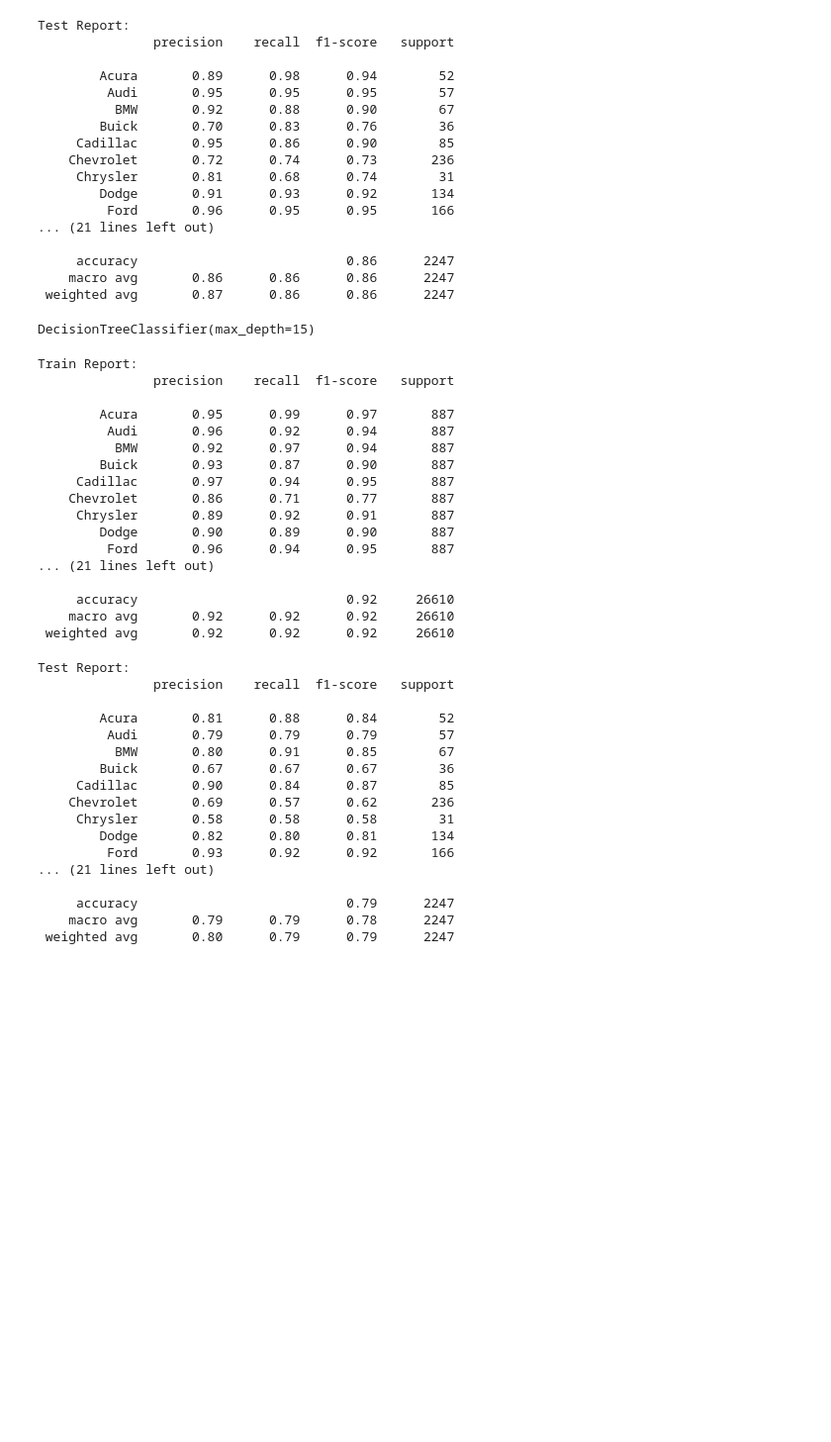
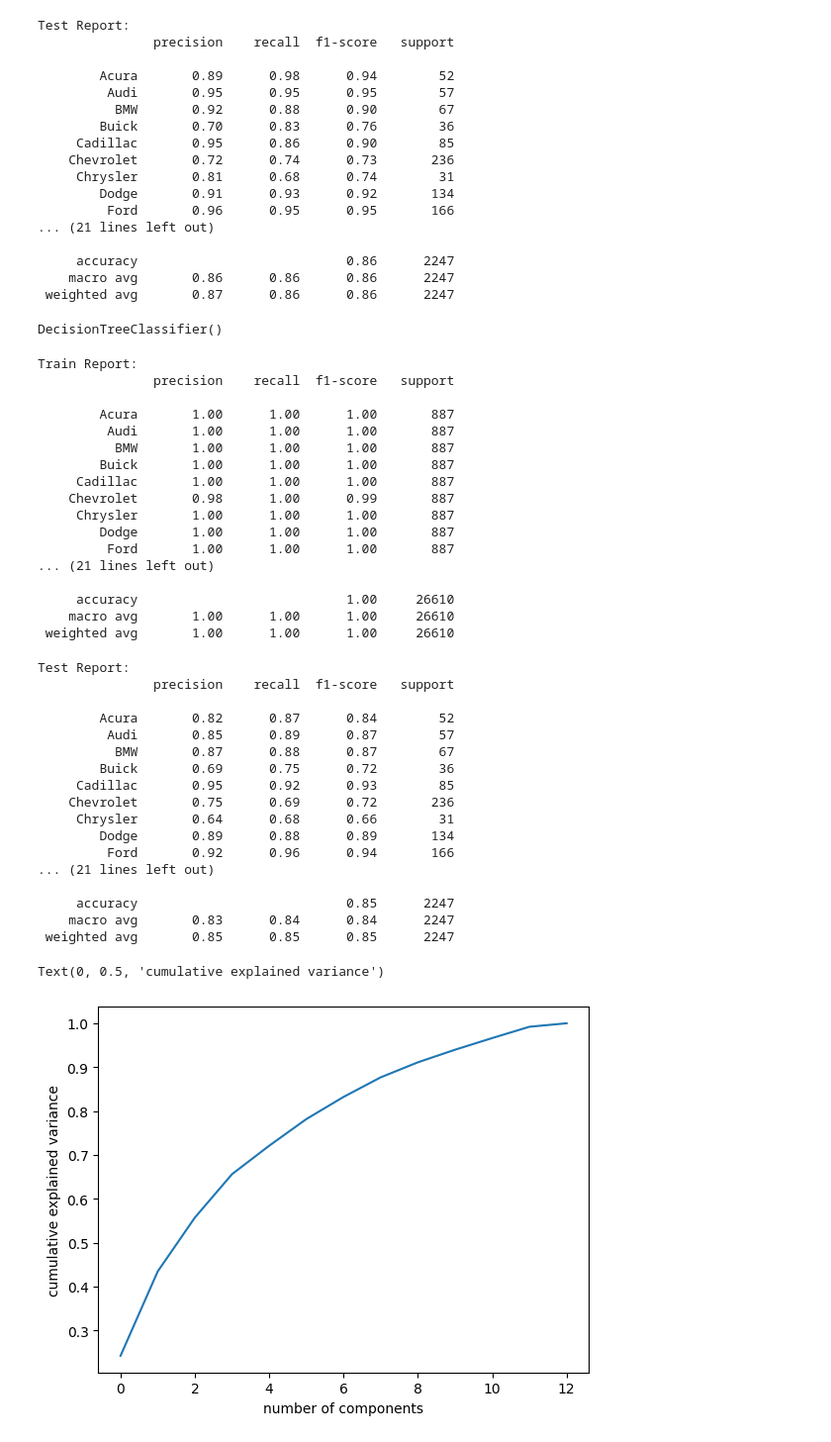
Before and after one commit to co-dex-gmbh/python-data-science-g5, a Jupyter notebook: KW4/car-features/notebooks/decision_tree.ipynb, the cells around one changed output. Shown: that part at 99% size. Drawn from its saved outputs; the diff is of its cells as text; code cells hidden in the pictures; blank space fills up the shorter version.

```diff
--- a/KW4/car-features/notebooks/decision_tree.ipynb
+++ b/KW4/car-features/notebooks/decision_tree.ipynb
@@ -186,11 +186,11 @@ smote = SMOTE()
 X_train_smoted, y_train_smoted = smote.fit_resample(X_train, y_train, )
 # %%
 
-smote_model = DecisionTreeClassifier(max_depth=15)
+smote_model = DecisionTreeClassifier()
 
 smote_model.fit(X_train_smoted, y_train_smoted)
 # %% [output]
-DecisionTreeClassifier(max_depth=15)
+DecisionTreeClassifier()
 # %%
 # from sklearn.metrics import classification_report
 print("Train Report: ")
@@ -200,20 +200,20 @@ print(classification_report(y_train_smoted,
 Train Report:
                precision    recall  f1-score   support
 
-        Acura       0.95      0.99      0.97       887
-         Audi       0.96      0.92      0.94       887
-          BMW       0.92      0.97      0.94       887
-        Buick       0.93      0.87      0.90       887
-     Cadillac       0.97      0.94      0.95       887
-    Chevrolet       0.86      0.71      0.77       887
-     Chrysler       0.89      0.92      0.91       887
-        Dodge       0.90      0.89      0.90       887
-         Ford       0.96      0.94      0.95       887
+        Acura       1.00      1.00      1.00       887
+         Audi       1.00      1.00      1.00       887
+          BMW       1.00      1.00      1.00       887
+        Buick       1.00      1.00      1.00       887
+     Cadillac       1.00      1.00      1.00       887
+    Chevrolet       0.98      1.00      0.99       887
+     Chrysler       1.00      1.00      1.00       887
+        Dodge       1.00      1.00      1.00       887
+         Ford       1.00      1.00      1.00       887
 ... (21 lines left out)
 
-     accuracy                           0.92     26610
-    macro avg       0.92      0.92      0.92     26610
- weighted avg       0.92      0.92      0.92     26610
+     accuracy                           1.00     26610
+    macro avg       1.00      1.00      1.00     26610
+ weighted avg       1.00      1.00      1.00     26610
 # %%
 print("Test Report: ")
 print(classification_report(y_test, smote_model.predict(X_test), zero_division=0))
@@ -221,17 +221,42 @@ print(classification_report(y_test, smote_model.predict(X_test), zero_division=0
 Test Report:
                precision    recall  f1-score   support
 
-        Acura       0.81      0.88      0.84        52
-         Audi       0.79      0.79      0.79        57
-          BMW       0.80      0.91      0.85        67
-        Buick       0.67      0.67      0.67        36
-     Cadillac       0.90      0.84      0.87        85
-    Chevrolet       0.69      0.57      0.62       236
-     Chrysler       0.58      0.58      0.58        31
-        Dodge       0.82      0.80      0.81       134
-         Ford       0.93      0.92      0.92       166
+        Acura       0.82      0.87      0.84        52
+         Audi       0.85      0.89      0.87        57
+          BMW       0.87      0.88      0.87        67
+        Buick       0.69      0.75      0.72        36
+     Cadillac       0.95      0.92      0.93        85
+    Chevrolet       0.75      0.69      0.72       236
+     Chrysler       0.64      0.68      0.66        31
+        Dodge       0.89      0.88      0.89       134
+         Ford       0.92      0.96      0.94       166
 ... (21 lines left out)
 
-     accuracy                           0.79      2247
-    macro avg       0.79      0.79      0.78      2247
- weighted avg       0.80      0.79      0.79      2247
+     accuracy                           0.85      2247
+    macro avg       0.83      0.84      0.84      2247
+ weighted avg       0.85      0.85      0.85      2247
+# %%
+from sklearn.preprocessing import StandardScaler
+
+scaler = StandardScaler()
+
+# Scale the training data
+X_train_scaled = scaler.fit_transform(X_train)
+
+# Scale the test data
+X_test_scaled = scaler.transform(X_test)
+
+# Scale the SMOTE training data
+X_train_smoted_scaled = scaler.fit_transform(X_train_smoted)
+# %%
+from sklearn.decomposition import PCA
+import numpy as np
+
+
+pca = PCA().fit(X_train_smoted_scaled)
+plt.plot(np.cumsum(pca.explained_variance_ratio_))
+plt.xlabel('number of components')
+plt.ylabel('cumulative explained variance')
+# %% [output]
+Text(0, 0.5, 'cumulative explained variance')
+[figure, added]
```
Also changed, not shown: parts of 3 cells of this notebook.
